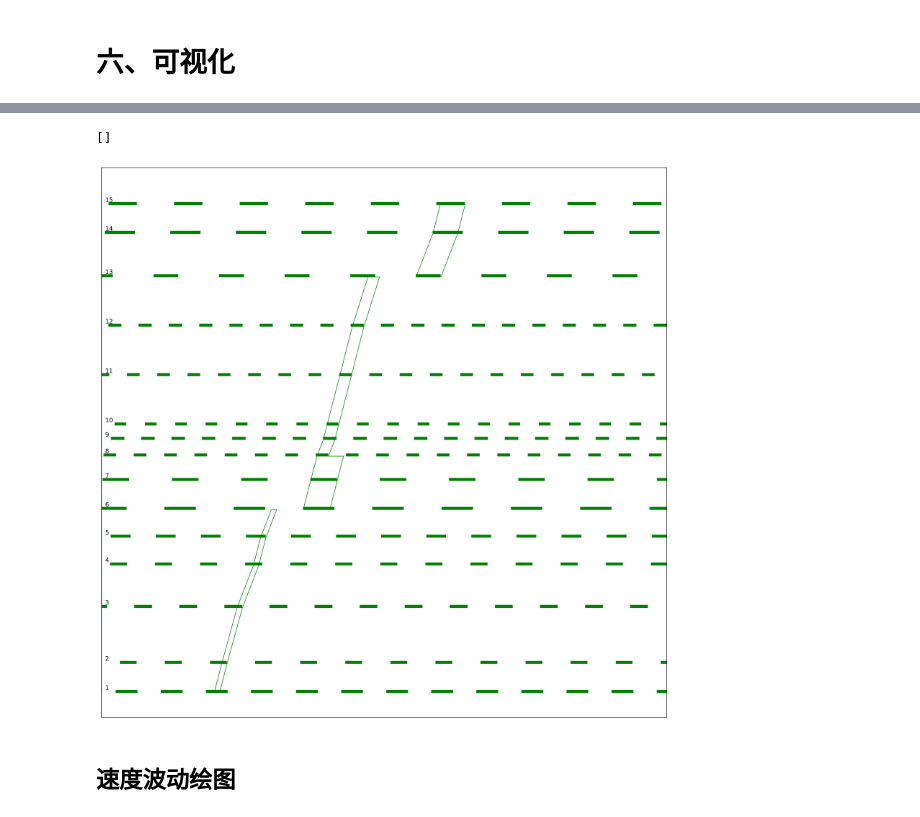
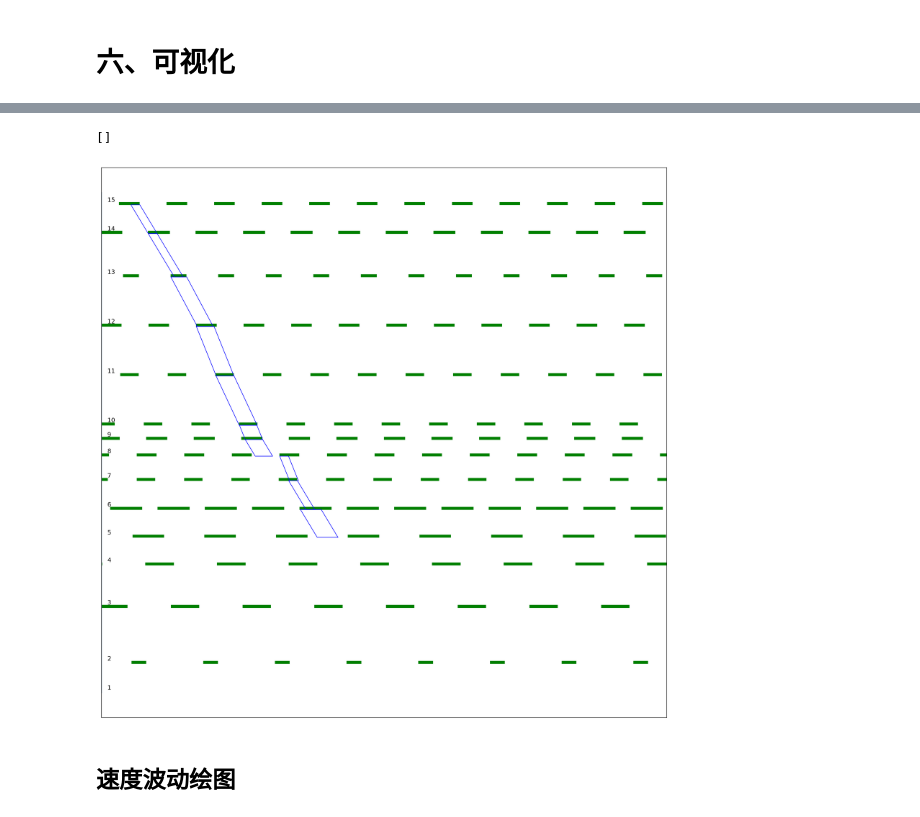
Before and after one commit to eeeecj/LMPband, a Jupyter notebook: phase_choose-variable.ipynb, the cells around one changed output, grey strips where cells are left out. Cells and saved outputs as stored; diff of their text form; code cells hidden in the pictures.

```diff
--- a/phase_choose-variable.ipynb
+++ b/phase_choose-variable.ipynb
@@ -712,10 +715,6 @@ for i,v in enumerate(linspace):
     B_on_0=A_on_0+sg[0,0]
     mdl.add_if_then(pc[0,0,i]==1,C[0,0,i]==B_on_0-A_on_0)
     mdl.add_if_then(pc[0,0,i]==0,C[0,0,i]==0)
-    # mdl.add_constraints([C[0,0,i]<=(B_on_0-A_on_0)+M*(1-pc[0,0,i]),
-    # C[0,0,i]>=(B_on_0-A_on_0)-M*(1-pc[0,0,i]),
-    # C[0,0,i]>=-M*pc[0,0,i],C[0,0,i]<=M*pc[0,0,i]])
-
     onb=add_var_on_cons(
         A=A_on_0,
         B=B_on_0,
@@ -728,7 +727,7 @@ for i,v in enumerate(linspace):
         end=num,
         yp=np.array([yp[0,j,i] for j in range(num)]),
         px=px[0],
-        p=p,
+        p=np.array([p[k] for k in range(num)]),
         pc=np.array([pc[0,j,i] for j in range(num)]),
         C=[C[0,k,i] for k in range(num)],
         onbound=[[A_on_0,B_on_0,o[0]+sg[0,0]]]
@@ -740,9 +739,6 @@ for i,v in enumerate(linspace):
     B_in_0=A_in_0+sg[1,num-1]
     mdl.add_if_then(pc[1,num-1,i]==1,C[1,num-1,i]==B_on_0-A_on_0)
     mdl.add_if_then(pc[1,num-1,i]==0,C[1,num-1,i]==0)
-    # mdl.add_constraints([C[1,num-1,i]<=(B_in_0-A_in_0)+M*(1-pc[1,num-1,i]),
-    # C[1,num-1,i]>=(B_in_0-A_in_0)-M*(1-pc[1,num-1,i]),
-    # C[1,num-1,i]>=-M*pc[1,num-1,i],C[1,num-1,i]<=M*pc[1,num-1,i]])
 
     inb=add_var_in_cons(
         A=A_in_0,
@@ -803,7 +799,7 @@ $$
 for k in range(num-1):
     for v in range(lin_num):
         mdl.add_constraints([-M*p[k+1] <= yp[0, k, v]-yp[0, k+1, v], yp[0, k, v]-yp[0, k+1, v] <= M*p[k+1]])
-        mdl.add_constraints([-M*p[k] <= yp[1, k, v]-yp[1, k+1, v], yp[1, k, v]-yp[1, k+1, v] <= M*p[k]])
+        mdl.add_constraints([-M*p[k+1] <= yp[1, k, v]-yp[1, k+1, v], yp[1, k, v]-yp[1, k+1, v] <= M*p[k+1]])
 # %% [markdown]
 ## 速度波动目标构建
 # %% [markdown]
@@ -822,7 +818,7 @@ res.display()
 # %% [output]
 conflict(s): 0
 # %%
-mdl.set_multi_objective("max",[sum_b,sum_u,sum_v],weights=[5,-4,1])
+mdl.set_multi_objective("max",[sum_b,sum_u,sum_v],priorities=[1,1,0],weights=[5,-4,1])
 # mdl.set_multi_objective("max",[sum_b,sum_u],weights=[5,-4])
 sol = mdl.solve(log_output=True)
 print(sol.solve_details)
@@ -865,7 +862,7 @@ Df+=[[t[i,k] for k in range(num-1)]+[np.nan] for i in range(2)]
 Df+=[[y[i,k] for k in range(num)] for i in range(numr)]
 Df+=[[1/z[k] for k in range(num)]]
 Df+=[[u[i,k] for k in range(num)] for i in range(numr)]
-Df+=[[yp[i,k,j] for k in range(num)] for j in range(lin_num) for i in range(2)]
+# Df+=[[yp[i,k,j] for k in range(num)] for j in range(lin_num) for i in range(2)]
 Df+=[[r[i,k] for k in range(num)] for i in range(numr)]
 Df=np.array(Df)
 Df=Df.T
@@ -878,8 +875,8 @@ cols+=["t"+str(i) for i in range(1,3)]
 cols+=["y"+str(i) for i in range(1,numr+1)]
 cols+=["z"]
 cols+=["u"+str(i) for i in range(1,numr+1)]
-cols+=["yp_on_"+str(i) for i in range(1,lin_num+1)]
-cols+=["yp_in_"+str(i) for i in range(1,lin_num+1)]
+# cols+=["yp_on_"+str(i) for i in range(1,lin_num+1)]
+# cols+=["yp_in_"+str(i) for i in range(1,lin_num+1)]
 cols+=["r"+str(i) for i in range(1,numr+1)]
 Df.columns=cols
 Df["offset"] = Df.offset * Df.z
@@ -1034,7 +1011,7 @@ for i in range(0, num):
             if green_time[i, j] == 0:
                 continue
             else:
-                if phase_get[0,i,j]==1:
+                if phase_get[3,i,j]==1:
                     legendc["{}".format(j)] = ax1.add_patch(
                         plt.Rectangle(
                             (offset_r, sum_dis),
@@ -1077,15 +1054,15 @@ if Df2.car_t3[0] - Df2.car_t2[0] <= Df2.z[0] / 2:
     Df2.loc[0, "car_t3"] += Df2.z[0]
 
 
-for i in range(0, num):
-    dis = sum(Df2.distance[0:i])
-    if Df2.b1[i] == 0:
-        continue
-    else:
-        zip_x, zip_y = onbound(
-            Df2.b1[i], Df2.car_t1[i], Df2.t1[i], dis, Df2.distance[i]
-        )
-        onbound1 = ax1.add_patch(pch.Polygon(xy=list(zip(zip_x, zip_y)), fill=False,color='g'))
+# for i in range(0, num):
+#     dis = sum(Df2.distance[0:i])
+#     if Df2.b1[i] == 0:
+#         continue
+#     else:
+#         zip_x, zip_y = onbound(
+#             Df2.b1[i], Df2.car_t1[i], Df2.t1[i], dis, Df2.distance[i]
+#         )
+#         onbound1 = ax1.add_patch(pch.Polygon(xy=list(zip(zip_x, zip_y)), fill=False,color='g'))
 
 # for i in range(0, num):
 #     dis = sum(Df2.distance[0:i])
@@ -1116,21 +1093,21 @@ for i in range(0, num):
 #                 color='y'
 #             )
 #         )
-# for i in range(1, num):
-#     dis = sum(Df2.distance[0:i])
-#     if Df2.b4[i] == 0:
-#         continue
-#     else:
-#         zip_x, zip_y = inbound(
-#             Df2.b4[i], Df2.car_t4[i], Df2.t2[i - 1], dis, Df2.distance[i - 1]
-#         )
-#         inbound1 = ax1.add_patch(
-#             pch.Polygon(
-#                 xy=list(zip(zip_x, zip_y)),
-#                 fill=False,
-#                 color='b'
-#             )
-#         )
+for i in range(1, num):
+    dis = sum(Df2.distance[0:i])
+    if Df2.b4[i] == 0:
+        continue
+    else:
+        zip_x, zip_y = inbound(
+            Df2.b4[i], Df2.car_t4[i], Df2.t2[i - 1], dis, Df2.distance[i - 1]
+        )
+        inbound1 = ax1.add_patch(
+            pch.Polygon(
+                xy=list(zip(zip_x, zip_y)),
+                fill=False,
+                color='b'
+            )
+        )
 
 # for i in range(1, num):
 #     dis = sum(Df2.distance[0:i])
@@ -1157,34 +1134,34 @@ for i in range(0, num):
 #             Df2.b6[i], Df2.car_t6[i], Df2.t2[i - 1], dis, Df2.distance[i - 1]
 #         )
 #         inbound3 = ax1.add_patch(
 #             pch.Polygon(
 #                 xy=list(zip(zip_x, zip_y)),
 #                 fill=False,
 #             )
 #         )
 plt.xlim(
     [
         0,
         max_width,
     ]
 )
 plt.ylim(0, sum(Df.distance[0 : num - 1]) + 100)
 ax2.set_xticks([])
 ax2.set_yticks([])
 ax1.set_xticks([])
 ax1.set_yticks([])
 # ax2.legend(
 #     handles=[onbound1, onbound2, onbound3, inbound1, inbound2, inbound3],
 #     labels=["path{}:".format(i) + legends[i - 1] for i in range(1, 7)],
 #     fontsize=12,
 #     loc="center right",
 # )
 # fig1.savefig(
 #     r"./时距图", bbox_inches="tight"
 # )
 # %% [output]
 []
-[figure, old version]
+[figure, new version]
 # %% [markdown]
 ## 速度波动绘图
 # %%
```
Also changed, not shown: parts of 19 cells of this notebook, 1 other file.
